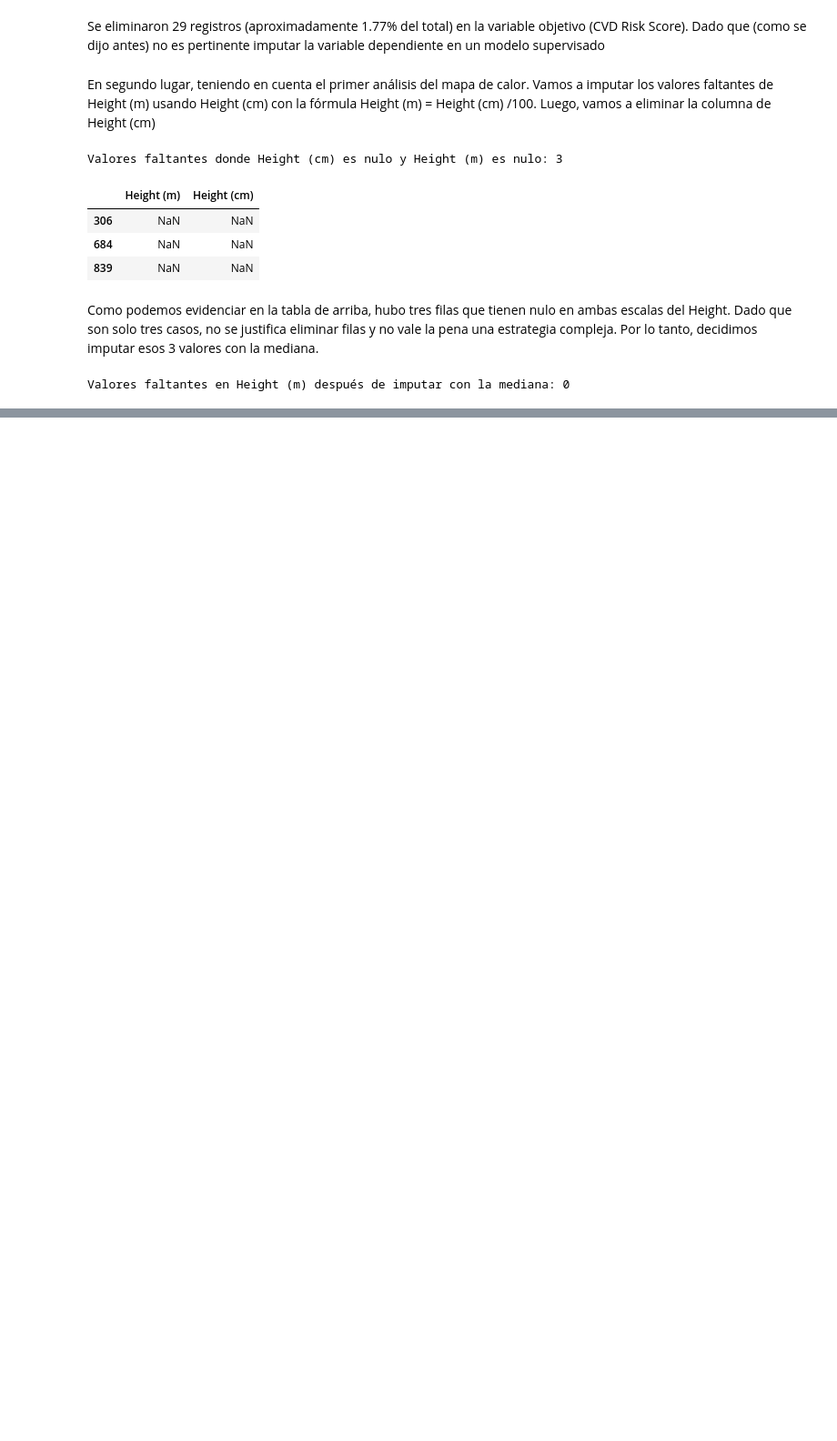
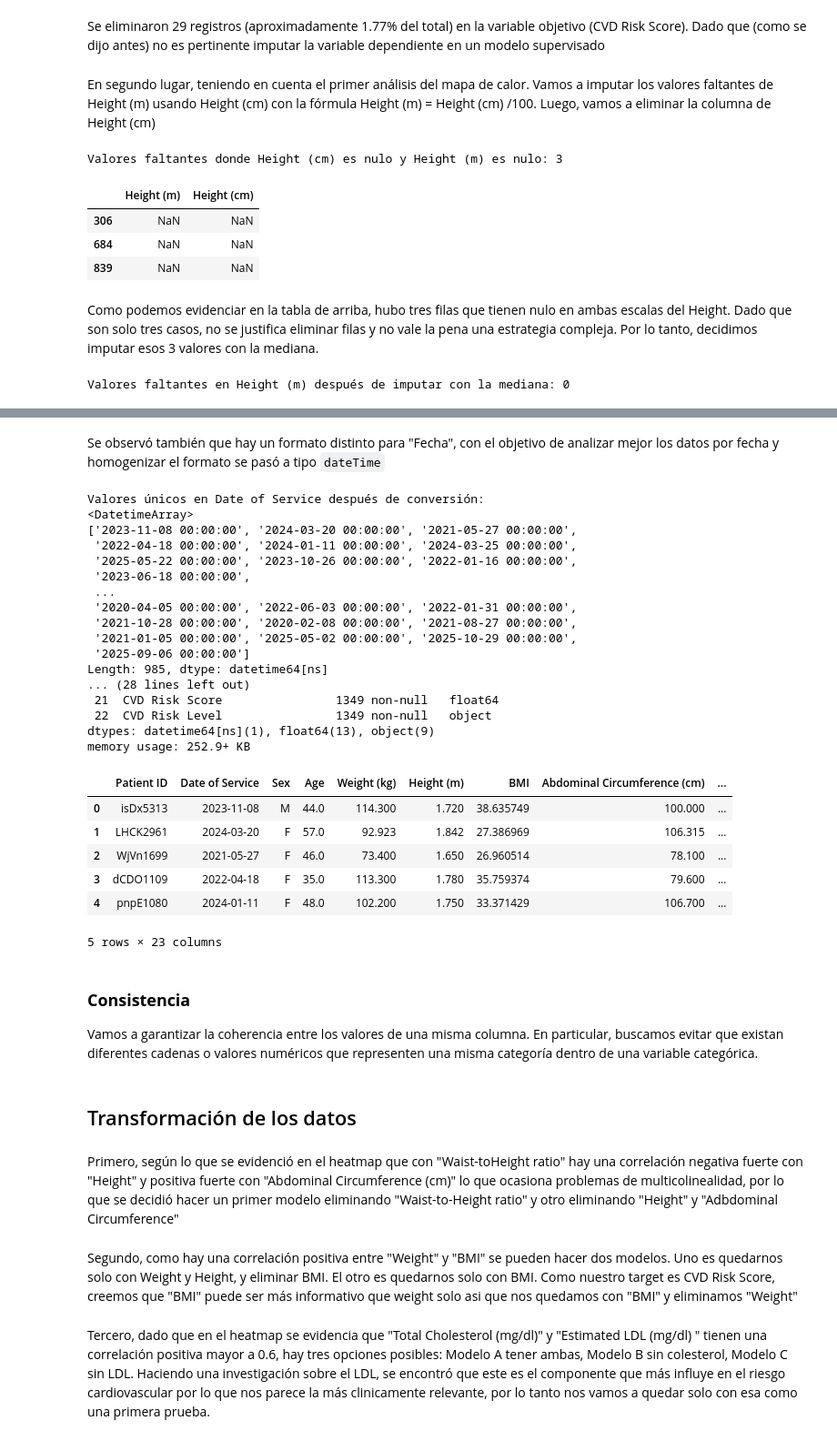
Before and after one commit to maria366p/Taller-1_AprendizajeMaquina, a Jupyter notebook: taller1.ipynb, the cells around one changed output, grey strips where cells are left out. Shown at 91% size. Cells and saved outputs as stored; diff of their text form; code cells hidden in the pictures; blank space fills up the shorter version.

Commit message:
Arreglos de Consistencia y Unicidad

```diff
--- a/taller1.ipynb
+++ b/taller1.ipynb
@@ -229,0 +254,10 @@ Valores faltantes en Height (m) después de imputar con la mediana: 0
+# %%
+dataMod["Diastolic BP"] = dataMod["Diastolic BP"].fillna(
+    dataMod["Diastolic BP"].median()
+)
+print(f"Valores faltantes en Diastolic BP después de imputar con la mediana: {dataMod['Diastolic BP'].isna().sum()}")
+
+dataMod["HDL (mg/dL)"] = dataMod["HDL (mg/dL)"].fillna(
+    dataMod["HDL (mg/dL)"].median()
+)
+print(f"Valores faltantes en HDL (mg/dL) después de imputar con la mediana: {dataMod['HDL (mg/dL)'].isna().sum()}")
@@ -229,0 +515,56 @@ Valores faltantes en Height (m) después de imputar con la mediana: 0
+# %% [markdown]
+Se observó también que hay un formato distinto para "Fecha", con el objetivo de analizar mejor los datos por fecha y homogenizar el formato se pasó a tipo `dateTime`
+# %%
+
+dataMod["Date of Service"] = pd.to_datetime(
+    dataMod["Date of Service"],
+    format="mixed",     # intenta inferir el formato
+    errors="coerce"     # convierte errores en NaT
+)
+
+print("Valores únicos en Date of Service después de conversión:")
+print(dataMod["Date of Service"].unique())
+print(dataMod["Date of Service"].dtype)
+print(f"Valores nulos en Date of Service: {dataMod['Date of Service'].isna().sum()}")
+
+#Cambio de tipo de columna fecha
+dataMod.info()
+
+dataMod.head()
+# %% [output]
+Valores únicos en Date of Service después de conversión:
+<DatetimeArray>
+['2023-11-08 00:00:00', '2024-03-20 00:00:00', '2021-05-27 00:00:00',
+ '2022-04-18 00:00:00', '2024-01-11 00:00:00', '2024-03-25 00:00:00',
+ '2025-05-22 00:00:00', '2023-10-26 00:00:00', '2022-01-16 00:00:00',
+ '2023-06-18 00:00:00',
+ ...
+ '2020-04-05 00:00:00', '2022-06-03 00:00:00', '2022-01-31 00:00:00',
+ '2021-10-28 00:00:00', '2020-02-08 00:00:00', '2021-08-27 00:00:00',
+ '2021-01-05 00:00:00', '2025-05-02 00:00:00', '2025-10-29 00:00:00',
+ '2025-09-06 00:00:00']
+Length: 985, dtype: datetime64[ns]
+... (28 lines left out)
+ 21  CVD Risk Score                1349 non-null   float64
+ 22  CVD Risk Level                1349 non-null   object
+dtypes: datetime64[ns](1), float64(13), object(9)
+memory usage: 252.9+ KB
+|  | Patient ID | Date of Service | Sex | Age | Weight (kg) | Height (m) | BMI | Abdominal Circumference (cm) | ... |
+| 0 | isDx5313 | 2023-11-08 | M | 44.0 | 114.300 | 1.720 | 38.635749 | 100.000 | ... |
+| 1 | LHCK2961 | 2024-03-20 | F | 57.0 | 92.923 | 1.842 | 27.386969 | 106.315 | ... |
+| 2 | WjVn1699 | 2021-05-27 | F | 46.0 | 73.400 | 1.650 | 26.960514 | 78.100 | ... |
+| 3 | dCDO1109 | 2022-04-18 | F | 35.0 | 113.300 | 1.780 | 35.759374 | 79.600 | ... |
+| 4 | pnpE1080 | 2024-01-11 | F | 48.0 | 102.200 | 1.750 | 33.371429 | 106.700 | ... |
+5 rows × 23 columns
+# %% [markdown]
+### **Consistencia**
+
+Vamos a garantizar la coherencia entre los valores de una misma columna. En particular, buscamos evitar que existan diferentes cadenas o valores numéricos que representen una misma categoría dentro de una variable categórica.
+# %% [markdown]
+## Transformación de los datos
+# %% [markdown]
+Primero, según lo que se evidenció en el heatmap que con "Waist-toHeight ratio" hay una correlación negativa fuerte con "Height" y positiva fuerte con "Abdominal Circumference (cm)" lo que ocasiona problemas de multicolinealidad, por lo que se decidió hacer un primer modelo eliminando "Waist-to-Height ratio" y otro eliminando "Height" y "Adbdominal Circumference"
+# %% [markdown]
+Segundo, como hay una correlación positiva entre "Weight" y "BMI" se pueden hacer dos modelos. Uno es quedarnos solo con Weight y Height, y eliminar BMI. El otro es quedarnos solo con BMI. Como nuestro target es CVD Risk Score, creemos que "BMI" puede ser más informativo que weight solo asi que nos quedamos con "BMI" y eliminamos "Weight"
+# %% [markdown]
+Tercero, dado que en el heatmap se evidencia que "Total Cholesterol (mg/dl)" y "Estimated LDL (mg/dl) " tienen una correlación positiva mayor a 0.6, hay tres opciones posibles: Modelo A tener ambas, Modelo B sin colesterol, Modelo C sin LDL. Haciendo una investigación sobre el LDL, se encontró que este es el componente que más influye en el riesgo cardiovascular por lo que nos parece la más clinicamente relevante, por lo tanto nos vamos a quedar solo con esa como una primera prueba.
```
Also changed, not shown: parts of 26 cells of this notebook.
